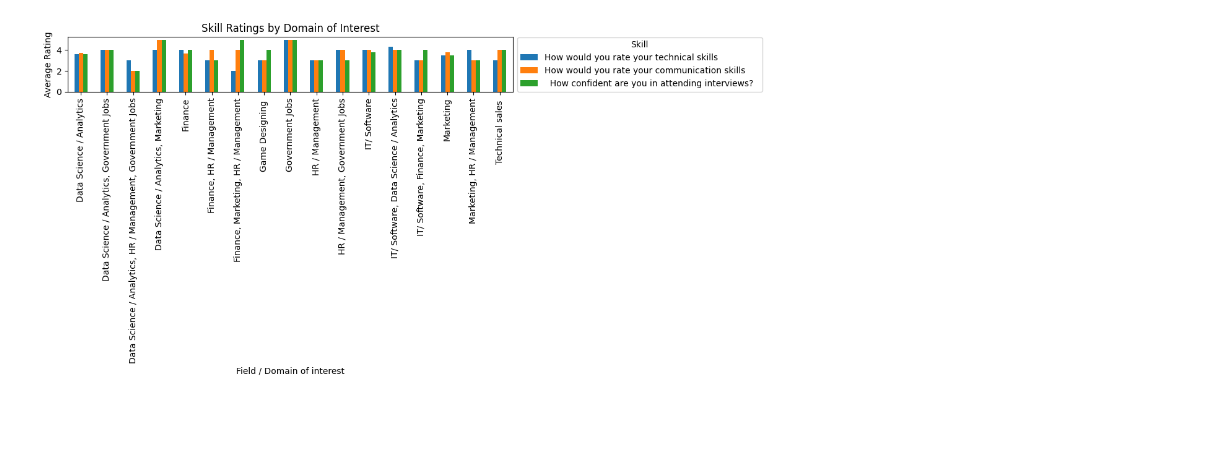
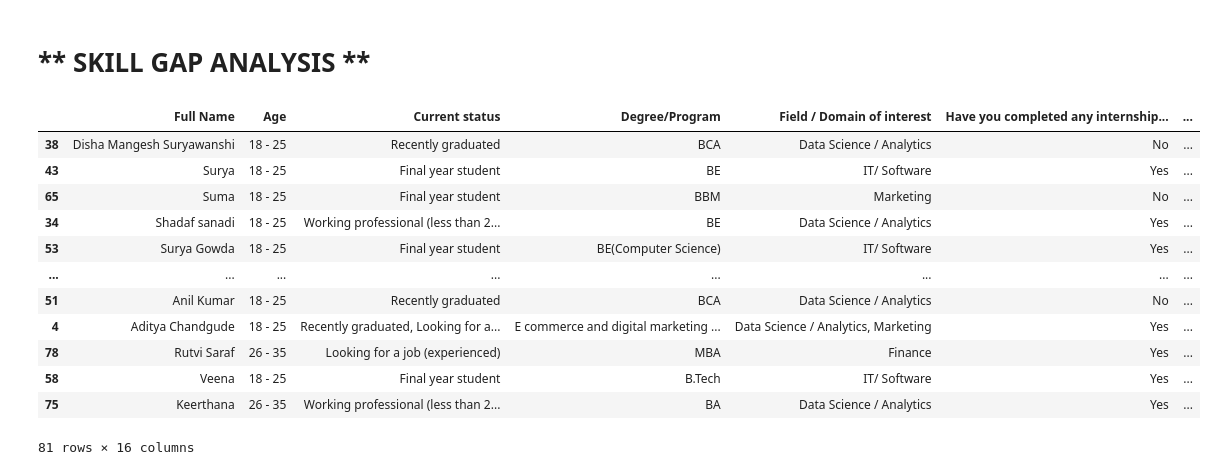
Before and after one commit to Sanjana-Prithviraj456/Skill_Gap_Analysis_Project, a Jupyter notebook: Skill_Gap_Analysis.ipynb, the cells around one changed output. Saved outputs shown, nothing was run; the diff lists cells and outputs as text; code cells hidden in the pictures; blank space fills up the shorter version.

```diff
--- a/Skill_Gap_Analysis.ipynb
+++ b/Skill_Gap_Analysis.ipynb
@@ -73,5 +0,0 @@ plt.show()
-# %%
-missing_data = data.isnull().sum()/len (data)*100
-pd.set_option('display.max_columns', True)
-missing_data.sort_values(ascending=False)
-missing_data[missing_data>0].sort_values(ascending=False)
@@ -217,19 +1,2 @@ plt.show()
-# %%
-# Average Skill Ratings by Domain of Interest
-domain_skill_avg = data.groupby('Field / Domain of interest  ')[[
-    'How would you rate your technical skills  ',
-    'How would you rate your communication skills ',
-    '  How confident are you in attending interviews?  '
-]].mean()
-
-# Plot the bar chart
-ax = domain_skill_avg.plot(kind='bar', figsize=(14, 6))
-
-plt.title('Skill Ratings by Domain of Interest')
-plt.ylabel('Average Rating')
-plt.xlabel('Field / Domain of interest')
-plt.legend(title='Skill',loc='center left',bbox_to_anchor=(1.0, 0.5))
-plt.tight_layout(rect=[0, 0, 0.85, 1])
-plt.show()
-# %% [output]
-[figure, removed]
+# %% [markdown]
+# ** SKILL GAP ANALYSIS **
@@ -235,0 +15,19 @@ plt.show()
+# %%
+# import file
+df = pd.read_csv("skill gap analysis response csv.csv")
+# %%
+df.sample(frac=1)
+# %% [output]
+|  | Full Name | Age | Current status | Degree/Program | Field / Domain of interest | Have you completed any internship... | ... |
+| 38 | Disha Mangesh Suryawanshi | 18 - 25 | Recently graduated | BCA | Data Science / Analytics | No | ... |
+| 43 | Surya | 18 - 25 | Final year student | BE | IT/ Software | Yes | ... |
+| 65 | Suma | 18 - 25 | Final year student | BBM | Marketing | No | ... |
+| 34 | Shadaf sanadi | 18 - 25 | Working professional (less than 2... | BE | Data Science / Analytics | Yes | ... |
+| 53 | Surya Gowda | 18 - 25 | Final year student | BE(Computer Science) | IT/ Software | Yes | ... |
+| ... | ... | ... | ... | ... | ... | ... | ... |
+| 51 | Anil Kumar | 18 - 25 | Recently graduated | BCA | Data Science / Analytics | No | ... |
+| 4 | Aditya Chandgude | 18 - 25 | Recently graduated, Looking for a... | E commerce and digital marketing ... | Data Science / Analytics, Marketing | Yes | ... |
+| 78 | Rutvi Saraf | 26 - 35 | Looking for a job (experienced) | MBA | Finance | Yes | ... |
+| 58 | Veena | 18 - 25 | Final year student | B.Tech | IT/ Software | Yes | ... |
+| 75 | Keerthana | 26 - 35 | Working professional (less than 2... | BA | Data Science / Analytics | Yes | ... |
+81 rows × 16 columns
```
Also changed, not shown: parts of 47 cells of this notebook, 2 other files.
